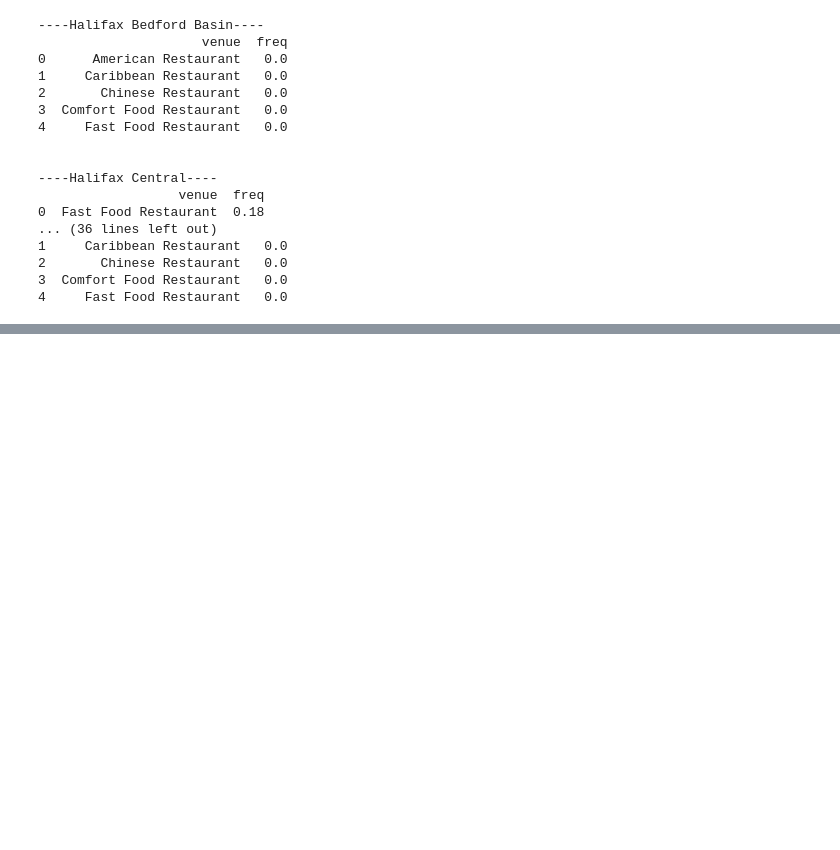
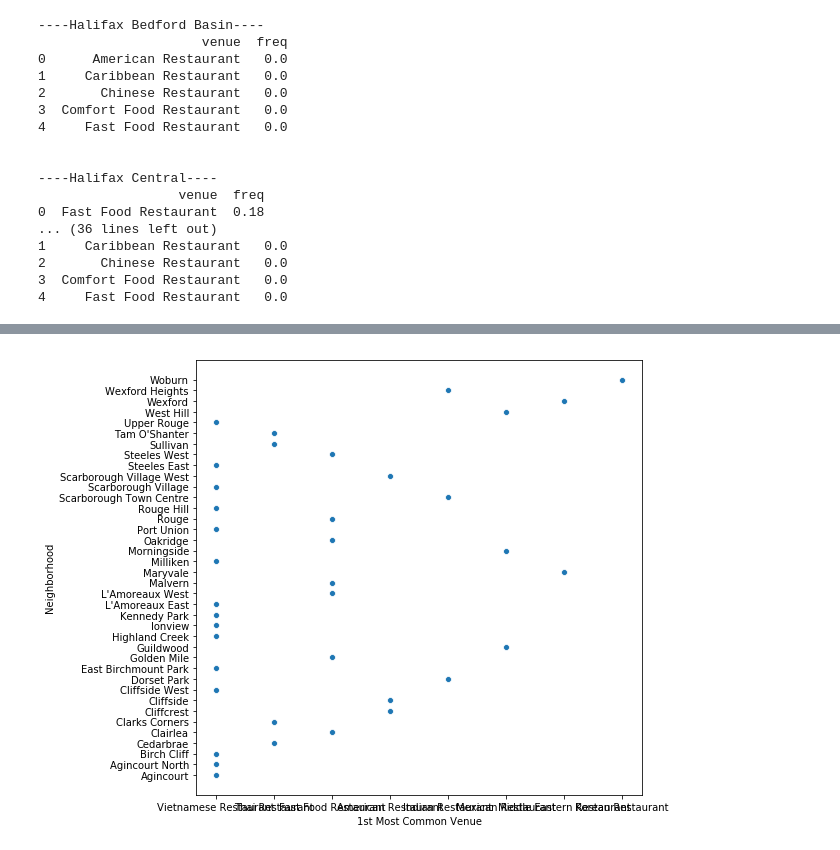
Before and after one commit to KrishnaChaitanya1/Coursera_Capstone, a Jupyter notebook: Final Capstone Project/Relations between food cuisines.ipynb, the cells around one changed output, grey strips where cells are left out. Drawn from its saved outputs; the diff is of its cells as text; code cells hidden in the pictures; blank space fills up the shorter version.

```diff
--- a/Final Capstone Project/Relations between food cuisines.ipynb
+++ b/Final Capstone Project/Relations between food cuisines.ipynb
@@ -211,5 +233,8 @@ nearby_venues.head()
 # %%
 def getNearbyVenues(names, latitudes, longitudes, radius=500):
+    '''
+    This function returns the nearby venues
+    '''
 
     venues_list=[]
     for name, lat, lng in zip(names, latitudes, longitudes):
@@ -386,5 +421,8 @@ for hood in scar_grouped['Neighborhood']:
 # %%
 def return_most_common_venues(row, num_top_venues):
+    """
+    Returns most common venues
+    """
     row_categories = row.iloc[1:]
     row_categories_sorted = row_categories.sort_values(ascending=False)
 
@@ -403,13 +443,13 @@ for ind in np.arange(num_top_venues):
         columns.append('{}th Most Common Venue'.format(ind+1))
 
 # create a new dataframe
-neighborhoods_venues_sorted = pd.DataFrame(columns=columns)
-neighborhoods_venues_sorted['Neighborhood'] = scar_grouped['Neighborhood']
+neighborhoods_venues_sorted_scar = pd.DataFrame(columns=columns)
+neighborhoods_venues_sorted_scar['Neighborhood'] = scar_grouped['Neighborhood']
 
 for ind in np.arange(scar_grouped.shape[0]):
-    neighborhoods_venues_sorted.iloc[ind, 1:] = return_most_common_venues(scar_grouped.iloc[ind, :], num_top_venues)
+    neighborhoods_venues_sorted_scar.iloc[ind, 1:] = return_most_common_venues(scar_grouped.iloc[ind, :], num_top_venues)
 
-neighborhoods_venues_sorted
+neighborhoods_venues_sorted_scar
 # %% [output]
 |  | Neighborhood | 1st Most Common Venue | 2nd Most Common Venue | 3rd Most Common Venue | 4th Most Common Venue | ... |
 | 0 | Agincourt | Vietnamese Restaurant | Thai Restaurant | Middle Eastern Restaurant | Mexican Restaurant | ... |
@@ -445,7 +487,7 @@ scar_merged = scar_df
 
 scar_merged['Cluster Labels'] = kmeans.labels_
 
-scar_merged = scar_merged.join(neighborhoods_venues_sorted.set_index('Neighborhood'), on='Neighborhood')
+scar_merged = scar_merged.join(neighborhoods_venues_sorted_scar.set_index('Neighborhood'), on='Neighborhood')
 
 scar_merged.head()
 # %% [output]
@@ -793,0 +856,7 @@ neighborhoods_venues_sorted
+# %%
+f, ax = plt.subplots(figsize = (8, 8))
+sns.scatterplot(y = 'Neighborhood',x = '1st Most Common Venue',
+                data = neighborhoods_venues_sorted_scar)
+plt.show()
+# %% [output]
+[figure, added]
```
Also changed, not shown: parts of 31 cells of this notebook.
